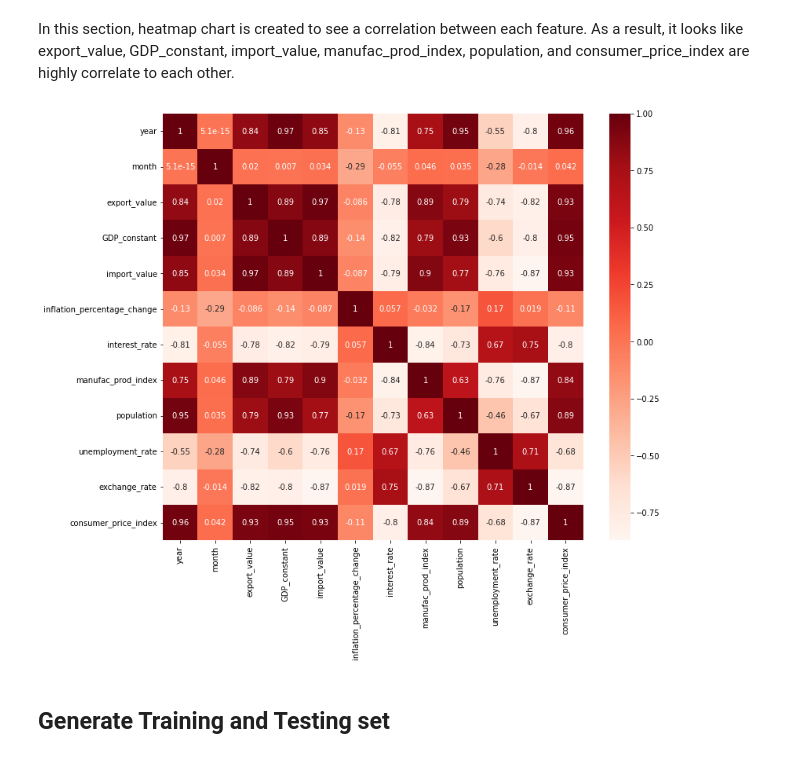
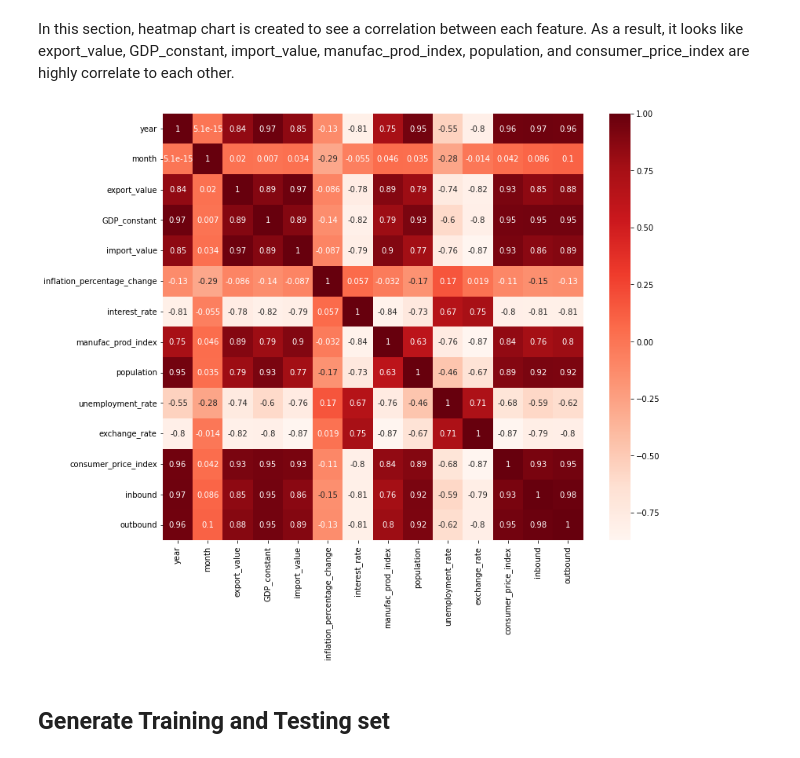
Before and after one commit to n-pitabread/container_forcast, a Jupyter notebook: container-throughput-forcast.ipynb, the cells around one changed output. Drawn from its saved outputs; the diff is of its cells as text; code cells hidden in the pictures.

```diff
--- a/container-throughput-forcast.ipynb
+++ b/container-throughput-forcast.ipynb
@@ -88,11 +95,11 @@ In this section, heatmap chart is created to see a correlation between each feat
 # %%
 #Using Pearson Correlation
 plt.figure(figsize=(12,10))
-cor = features_df.corr()
+cor = features_df.merge(labels_df, how='left', on=['year', 'month']).corr()
 cor_map = sns.heatmap(cor, annot=True, cmap=plt.cm.Reds)
 plt.show()
 # %% [output]
-[figure, old version]
+[figure, new version]
 # %%
 # Store correlation map to file
 fig = cor_map.get_figure()
```
Also changed, not shown: parts of 3 cells of this notebook.
